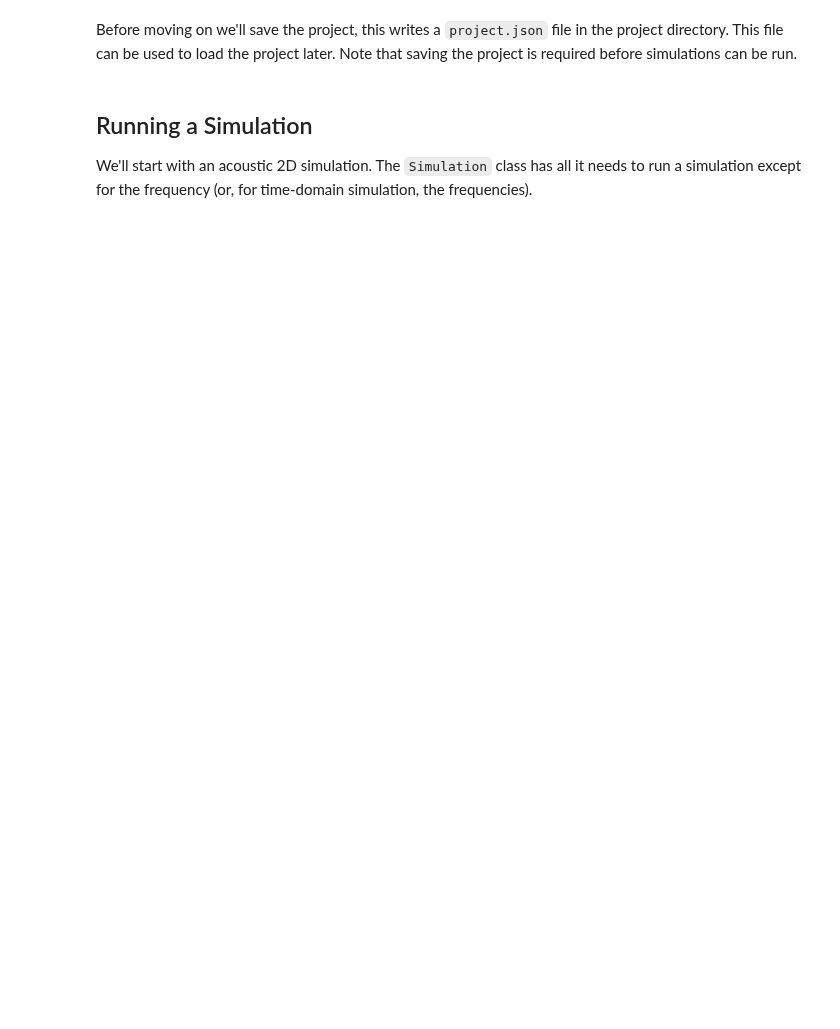
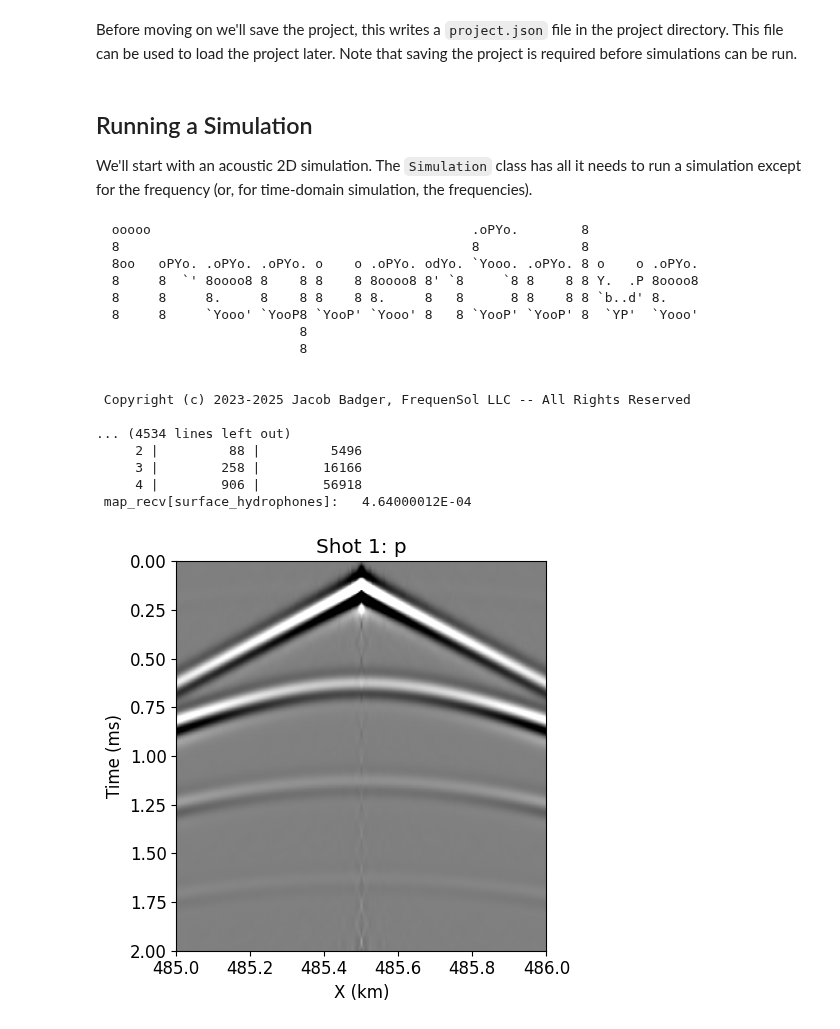
Before and after one commit to FrequenSol/FrequenSolve, a Jupyter notebook: examples/ex01_simple.ipynb, the cells around one changed output. Cells and saved outputs as stored; diff of their text form; code cells hidden in the pictures; blank space fills up the shorter version.

Commit message:
updating example to run locally

```diff
--- a/examples/ex01_simple.ipynb
+++ b/examples/ex01_simple.ipynb
@@ -98,7 +100,7 @@ Note that currently, mesh generation is done in the solver code; we simply pass
 mesh = model.hex_mesh_generator(n = [4, 4])
 sim += mesh
 sim.mesh.set_adapt(
-    min_epw = 2.0,
+    min_epw = 1.0,
     adapt_sources = 1
 )
 # %% [markdown]
@@ -170,7 +172,7 @@ acq.add_source_group(
 # Hydrophones
 hydrophone = ReceiverNode(name = "hydrophone")
 hydrophone.add_component(
-    name = "u_z",
+    name = "p",
     field = "pressure"
 )
 
@@ -225,44 +225,74 @@ project = Project.load("scratch/ex_01/project.json")
 
 We'll start with an acoustic 2D simulation. The `Simulation` class has all it needs to run a simulation except for the frequency (or, for time-domain simulation, the frequencies).
 # %%
-site = "frontera"
+# --- Connect to site ---
 
-# --- Connect to site ---
+site = "local"
 if site == "local":
-    project.site = LocalSite()
+    try:
+        project.site = LocalSite()
+    except:
+        project.site = FronteraSite(rel_path = "FrequenSolve/ex_01/")
+        project.site.attach_to_existing_job()
+    project.transfer()
 elif site == "frontera":
     project.site = FronteraSite(rel_path = "FrequenSolve/ex_01/")
     project.site.attach_to_existing_job()
-
-project.transfer()
-
+    project.transfer()
+else:
+    project.site = None
 
 # Define and submit a frequency domain simulation
 fd_job = FrequencyDomainJob(
     name = "fd_job",
     simulation = sim,
     f_list = [10.0]
 )
-fd_results = project.submit_job(fd_job)
+if project.site is not None:
+    fd_results = project.submit_job(fd_job, nthreads = 6)
+else:
+    fd_results = fd_job.records
 
 # Define and submit a time domain simulation
 td_job = TimeDomainJob(
     name = "fd_job",
     simulation = sim,
     f_min = 1.0,
     f_max = 18.0,
     T_max = 2.0
 )
-td_results = project.submit_job(td_job)
+if project.site is not None:
+    td_results = project.submit_job(td_job, nthreads = 6)
+else:
+    td_results = td_job.records
 
 # Get the results and plot
 record_db = project.get_records(td_results)
 up = 4
 for record in record_db:
     wavelet = RickerWavelet(
         f0 = 6.0,
         times = record.times(upscale = up),
         offset = 5
     )
     shot = record.read_TD(wavelet, upscale = up)
     plot_gather(shot, A = 1)
+# %% [output]
+  ooooo                                         .oPYo.        8
+  8                                             8             8
+  8oo   oPYo. .oPYo. .oPYo. o    o .oPYo. odYo. `Yooo. .oPYo. 8 o    o .oPYo.
+  8     8  `' 8oooo8 8    8 8    8 8oooo8 8' `8     `8 8    8 8 Y.  .P 8oooo8
+  8     8     8.     8    8 8    8 8.     8   8      8 8    8 8 `b..d' 8.
+  8     8     `Yooo' `YooP8 `YooP' `Yooo' 8   8 `YooP' `YooP' 8  `YP'  `Yooo'
+                          8
+                          8
+
+
+ Copyright (c) 2023-2025 Jacob Badger, FrequenSol LLC -- All Rights Reserved
+
+... (4534 lines left out)
+     2 |         88 |         5496
+     3 |        258 |        16166
+     4 |        906 |        56918
+ map_recv[surface_hydrophones]:   4.64000012E-04
+[figure, added]
```
Also changed, not shown: parts of 3 cells of this notebook, 1 other file.
